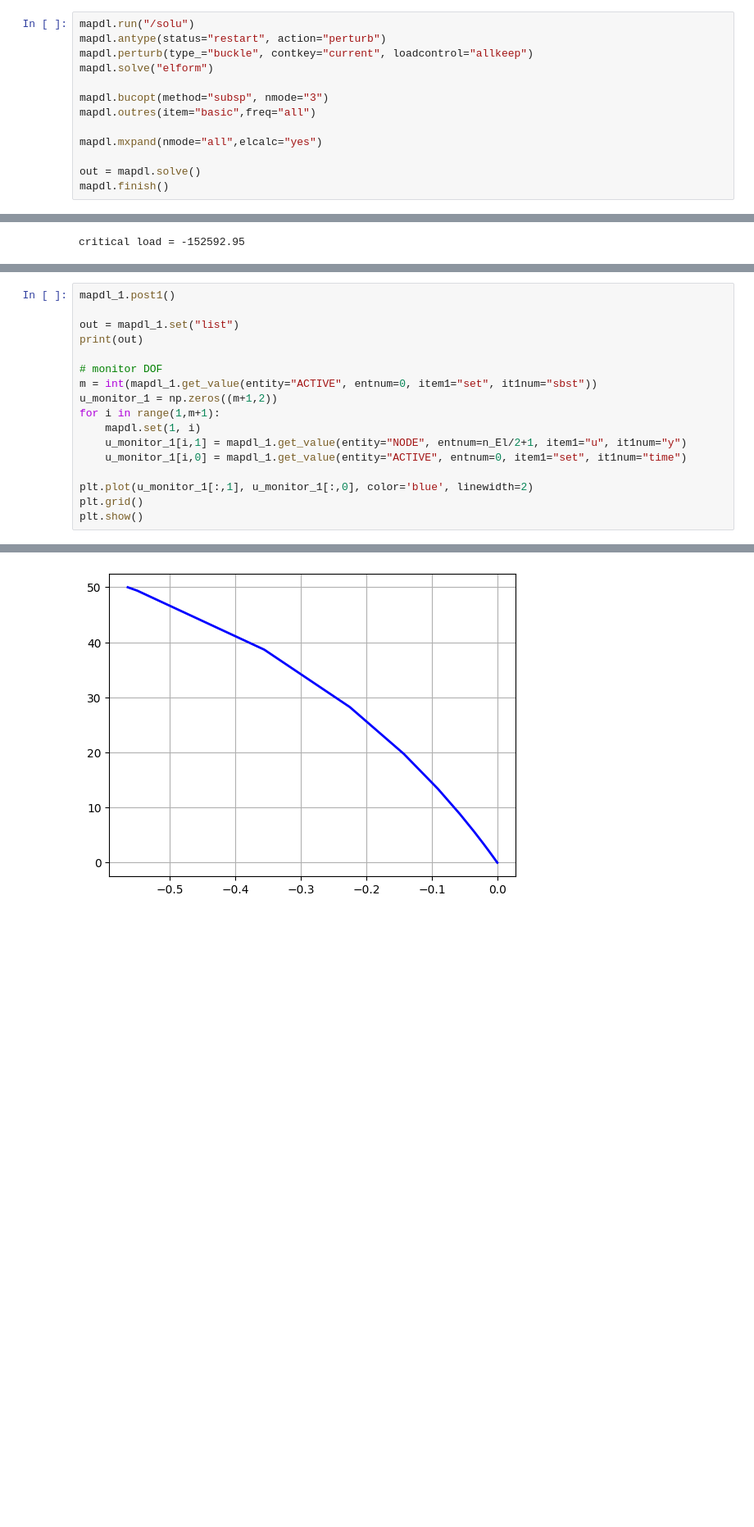
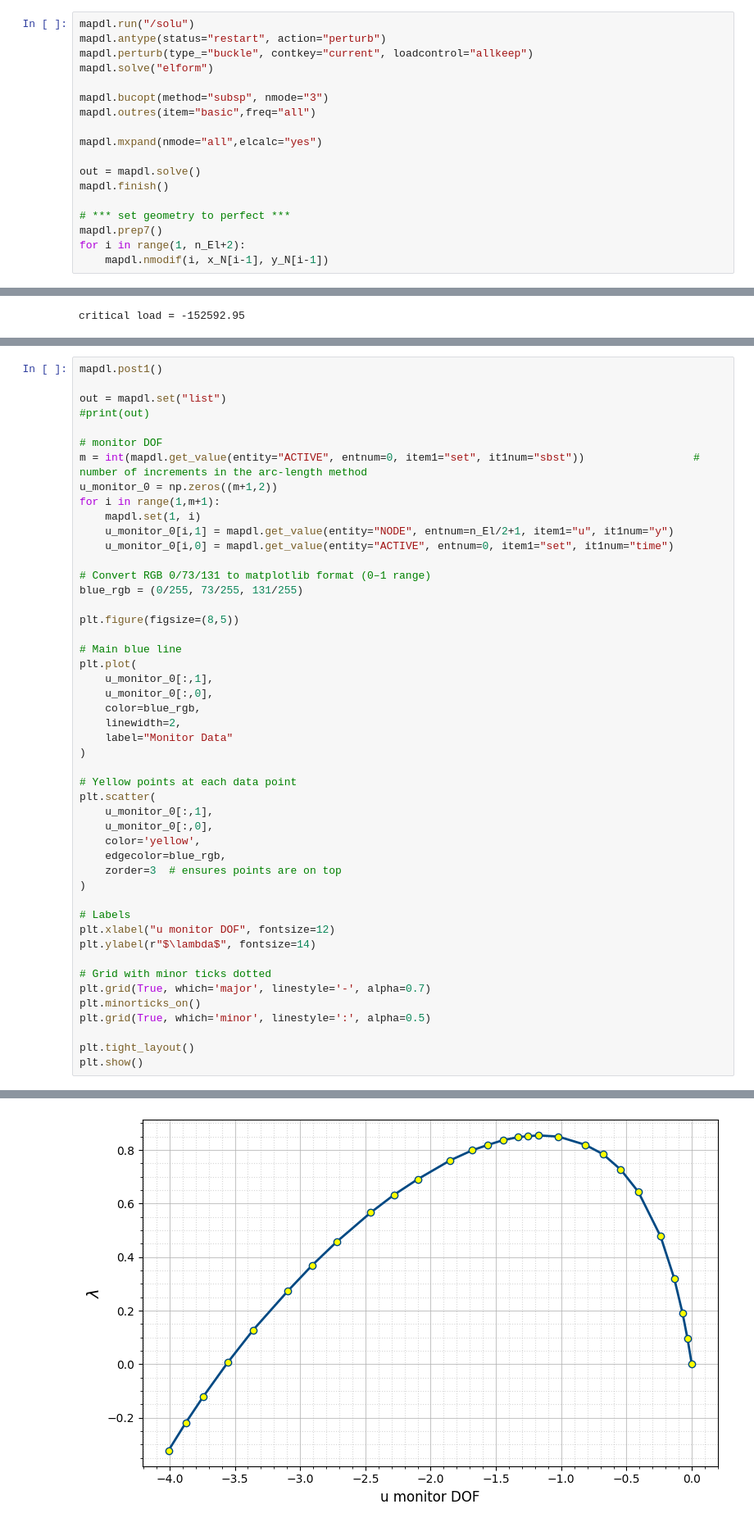
Before and after one commit to FJFalkner/Geometric_Nonlinear_FEM_2D, a Jupyter notebook: stability_arch.ipynb, the cells around one changed output, grey strips where cells are left out. Shown: that part at 82% size. Saved outputs shown, nothing was run; the diff lists cells and outputs as text; blank space fills up the shorter version.

Commit message:
Fixed bug in arc length method. Geometry is changed in a pertubation analysis.

```diff
--- a/stability_arch.ipynb
+++ b/stability_arch.ipynb
@@ -200,3 +200,8 @@ mapdl.mxpand(nmode="all",elcalc="yes")
 
 out = mapdl.solve()
 mapdl.finish()
+
+# *** set geometry to perfect ***
+mapdl.prep7()
+for i in range(1, n_El+2):
+    mapdl.nmodif(i, x_N[i-1], y_N[i-1])
@@ -266,18 +264,49 @@ FINISH SOLUTION PROCESSING
 # %%
-mapdl_1.post1()
+mapdl.post1()
 
-out = mapdl_1.set("list")
-print(out)
+out = mapdl.set("list")
+#print(out)
 
 # monitor DOF
-m = int(mapdl_1.get_value(entity="ACTIVE", entnum=0, item1="set", it1num="sbst"))
-u_monitor_1 = np.zeros((m+1,2))
+m = int(mapdl.get_value(entity="ACTIVE", entnum=0, item1="set", it1num="sbst"))                 # number of increments in the arc-length method
+u_monitor_0 = np.zeros((m+1,2))
 for i in range(1,m+1):
     mapdl.set(1, i)
-    u_monitor_1[i,1] = mapdl_1.get_value(entity="NODE", entnum=n_El/2+1, item1="u", it1num="y")
-    u_monitor_1[i,0] = mapdl_1.get_value(entity="ACTIVE", entnum=0, item1="set", it1num="time")
+    u_monitor_0[i,1] = mapdl.get_value(entity="NODE", entnum=n_El/2+1, item1="u", it1num="y")
+    u_monitor_0[i,0] = mapdl.get_value(entity="ACTIVE", entnum=0, item1="set", it1num="time")
 
-plt.plot(u_monitor_1[:,1], u_monitor_1[:,0], color='blue', linewidth=2)
-plt.grid()
+# Convert RGB 0/73/131 to matplotlib format (0–1 range)
+blue_rgb = (0/255, 73/255, 131/255)
+
+plt.figure(figsize=(8,5))
+
+# Main blue line
+plt.plot(
+    u_monitor_0[:,1],
+    u_monitor_0[:,0],
+    color=blue_rgb,
+    linewidth=2,
+    label="Monitor Data"
+)
+
+# Yellow points at each data point
+plt.scatter(
+    u_monitor_0[:,1],
+    u_monitor_0[:,0],
+    color='yellow',
+    edgecolor=blue_rgb,
+    zorder=3  # ensures points are on top
+)
+
+# Labels
+plt.xlabel("u monitor DOF", fontsize=12)
+plt.ylabel(r"$\lambda$", fontsize=14)
+
+# Grid with minor ticks dotted
+plt.grid(True, which='major', linestyle='-', alpha=0.7)
+plt.minorticks_on()
+plt.grid(True, which='minor', linestyle=':', alpha=0.5)
+
+plt.tight_layout()
 plt.show()
 # %% [output]
@@ -298 +313 @@ plt.show()
-[figure, old version]
+[figure, new version]
```
Also changed, not shown: parts of 11 cells of this notebook.
